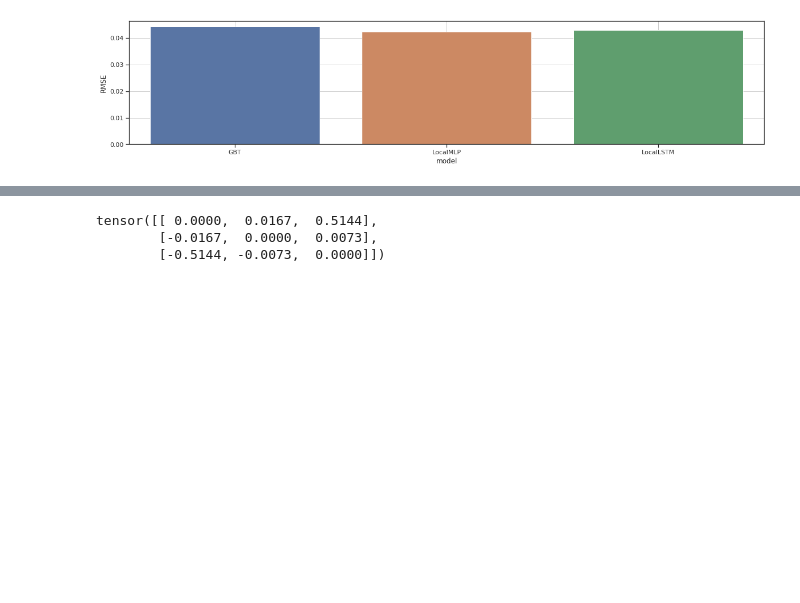
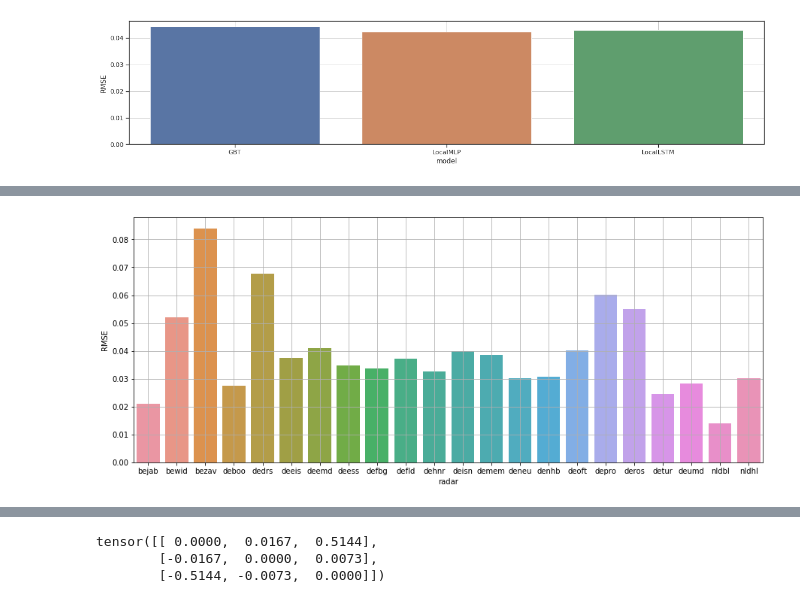
Before and after one commit to FionaLippert/birdMigration, a Jupyter notebook: notebooks/model_performance_radar.ipynb, the cells around one changed output, grey strips where cells are left out. Cells and saved outputs as stored; diff of their text form; code cells hidden in the pictures; blank space fills up the shorter version.

```diff
--- a/notebooks/model_performance_radar.ipynb
+++ b/notebooks/model_performance_radar.ipynb
@@ -272,0 +276,4 @@ ValueError: Could not interpret input 'radar'
+# %%
+fig = utils.plot_errors_per_radar(results, bird_scales, 'LocalMLP')
+# %% [output]
+[figure, added]
```
Also changed, not shown: parts of 9 cells of this notebook, 2 other files.
